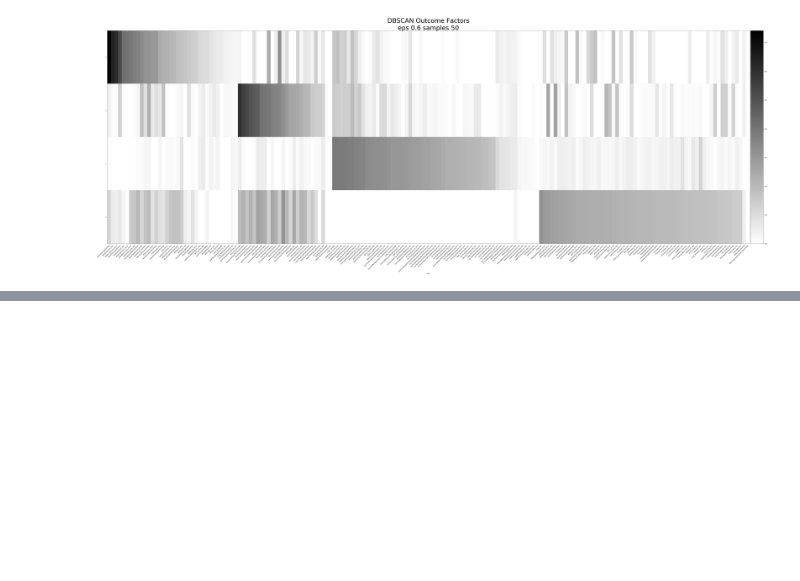
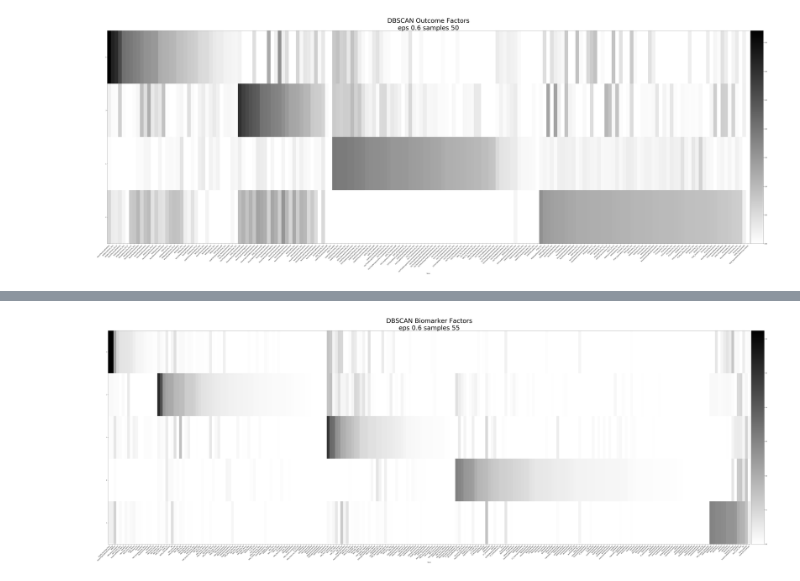
Before and after one commit to BouchardLab/ML_4_prec_prognosis, a Jupyter notebook: notebooks/uoinmf_dbscan.ipynb, the cells around one changed output, grey strips where cells are left out. Drawn from its saved outputs; the diff is of its cells as text; code cells hidden in the pictures; blank space fills up the shorter version.

Commit message:
finished running dbscan biomarkers

```diff
--- a/notebooks/uoinmf_dbscan.ipynb
+++ b/notebooks/uoinmf_dbscan.ipynb
@@ -87,3 +87,8 @@ nmf_bases_heatmap(uoinmf.components_, data.outcome_features, sort=True, ax=None,
 plt.savefig('/Users/ahyeon/Desktop/activ misc/dbscan_oc.pdf')
 # %% [output]
 [figure]
+# %%
+# biomarkers
+db_bm = DBSCAN(eps=.6, min_samples=55)
+uoinmf_bm = UoINMF(ranks=list(range(2,20)),dbscan=db_bm)
+uoinmf_bm.fit(data_bm)
@@ -89,0 +104,7 @@ plt.savefig('/Users/ahyeon/Desktop/activ misc/dbscan_oc.pdf')
+# %%
+plt.figure(figsize=(90,30))
+nmf_bases_heatmap(uoinmf_bm.components_, data.biomarker_features, sort=True, ax=None, aspect='auto',
+                  title='DBSCAN Biomarker Factors\neps 0.6 samples 55')
+plt.savefig('/Users/ahyeon/Desktop/activ misc/dbscan_bm.pdf')
+# %% [output]
+[figure, added]
```
Also changed, not shown: parts of 1 cell of this notebook, 5 other files.
